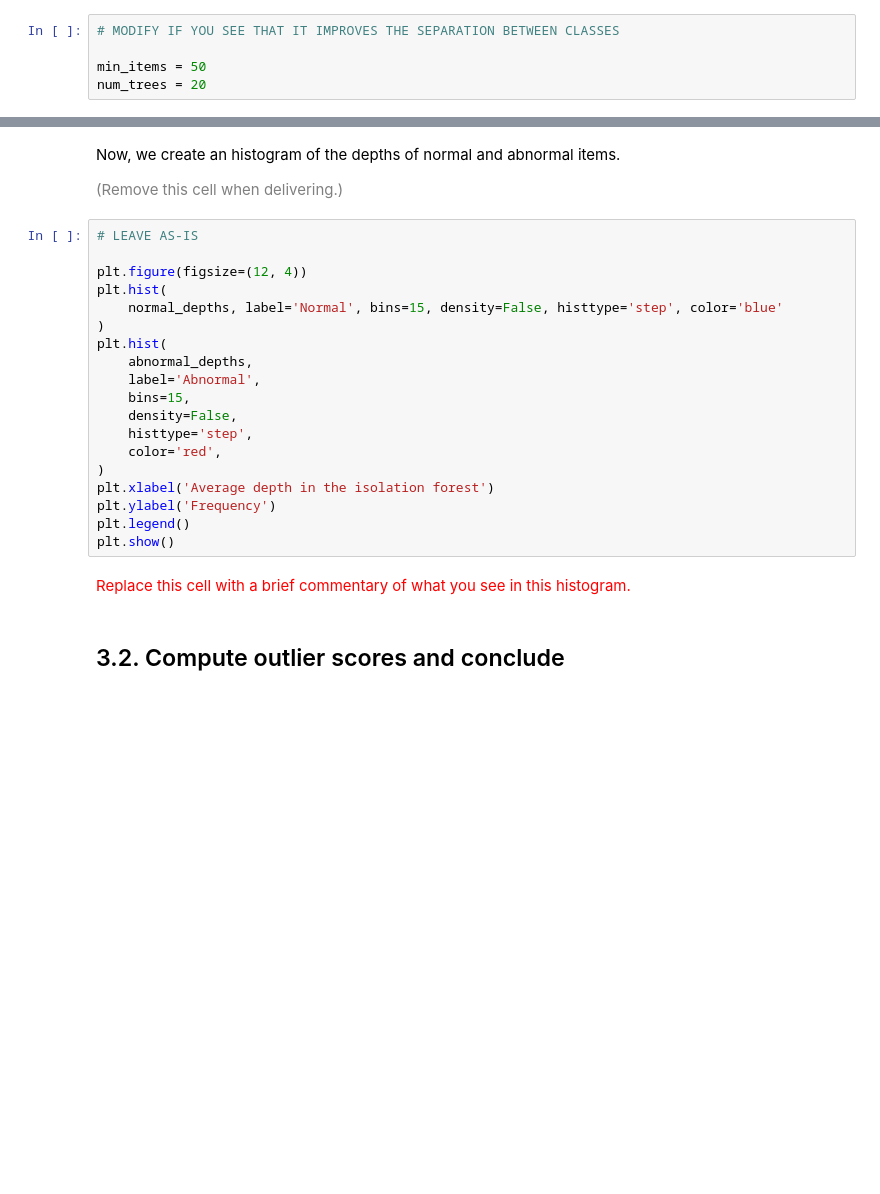
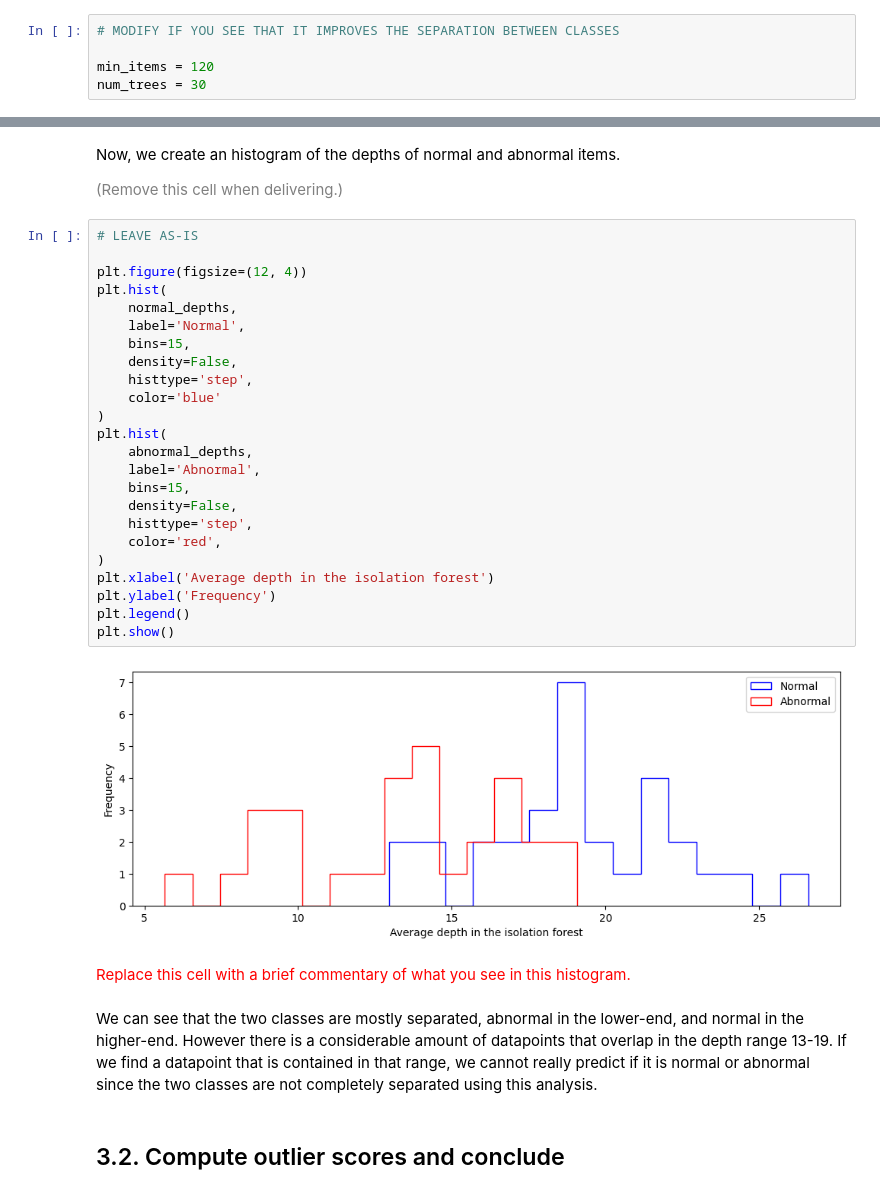
Before and after one commit to LucaFranceschi01/MDM-2024, a Jupyter notebook: ps07_outlier_analysis/ps07_outlier_analysis.ipynb, the cells around one changed output, grey strips where cells are left out. Saved outputs shown, nothing was run; the diff lists cells and outputs as text; blank space fills up the shorter version.

```diff
--- a/ps07_outlier_analysis/ps07_outlier_analysis.ipynb
+++ b/ps07_outlier_analysis/ps07_outlier_analysis.ipynb
@@ -348,8 +461,8 @@ Use the next code to test how to create an isolation forest of 30 trees, in whic
 # %%
 # MODIFY IF YOU SEE THAT IT IMPROVES THE SEPARATION BETWEEN CLASSES
 
-min_items = 50
-num_trees = 20
+min_items = 120
+num_trees = 30
 # %%
 # LEAVE AS-IS
 
@@ -520,24 +726,33 @@ Now, we create an histogram of the depths of normal and abnormal items.
 # %%
 # LEAVE AS-IS
 
 plt.figure(figsize=(12, 4))
 plt.hist(
-    normal_depths, label='Normal', bins=15, density=False, histtype='step', color='blue'
+    normal_depths,
+    label='Normal',
+    bins=15,
+    density=False,
+    histtype='step',
+    color='blue'
 )
 plt.hist(
     abnormal_depths,
     label='Abnormal',
     bins=15,
     density=False,
     histtype='step',
     color='red',
 )
 plt.xlabel('Average depth in the isolation forest')
 plt.ylabel('Frequency')
 plt.legend()
 plt.show()
+# %% [output]
+[figure, added]
 # %% [markdown]
 <font size="+1" color="red">Replace this cell with a brief commentary of what you see in this histogram.</font>
+# %% [markdown]
+We can see that the two classes are mostly separated, abnormal in the lower-end, and normal in the higher-end. However there is a considerable amount of datapoints that overlap in the depth range 13-19. If we find a datapoint that is contained in that range, we cannot really predict if it is normal or abnormal since the two classes are not completely separated using this analysis.
 # %% [markdown]
 ## 3.2. Compute outlier scores and conclude
 # %% [markdown]
```
Also changed, not shown: parts of 26 cells of this notebook, 1 other file.
